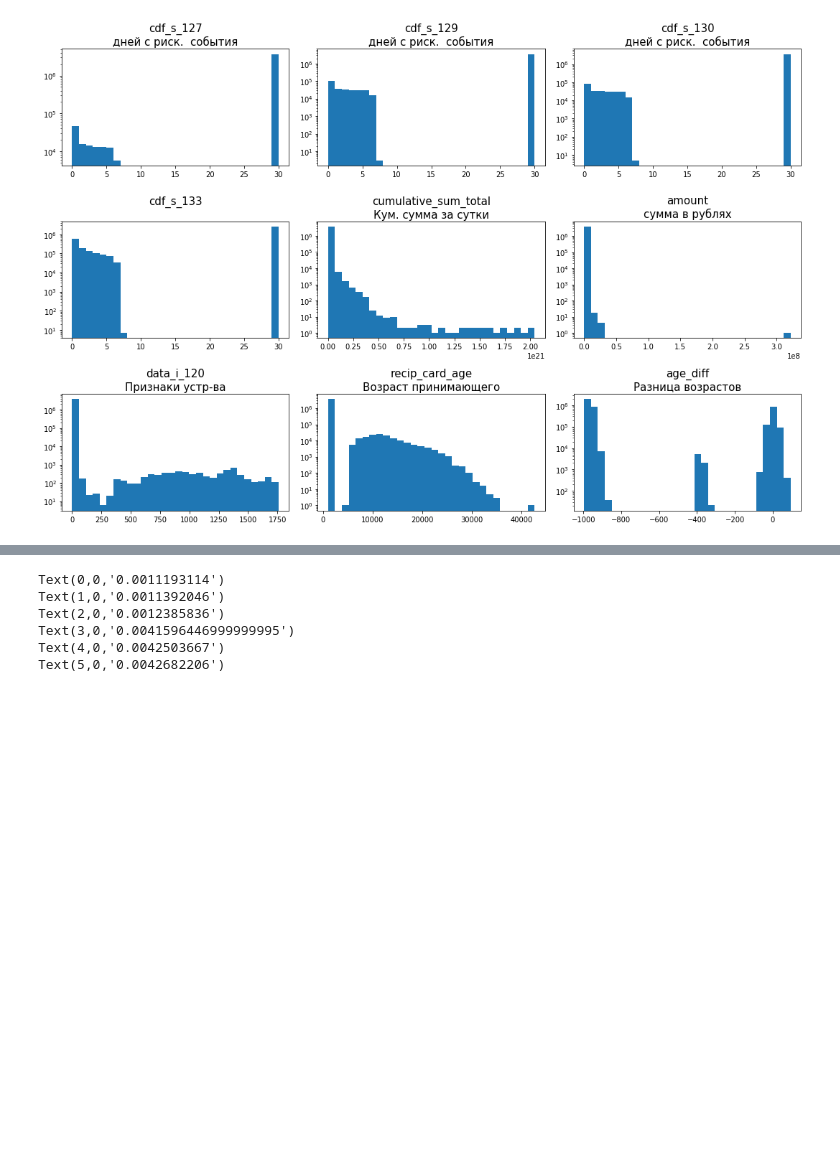
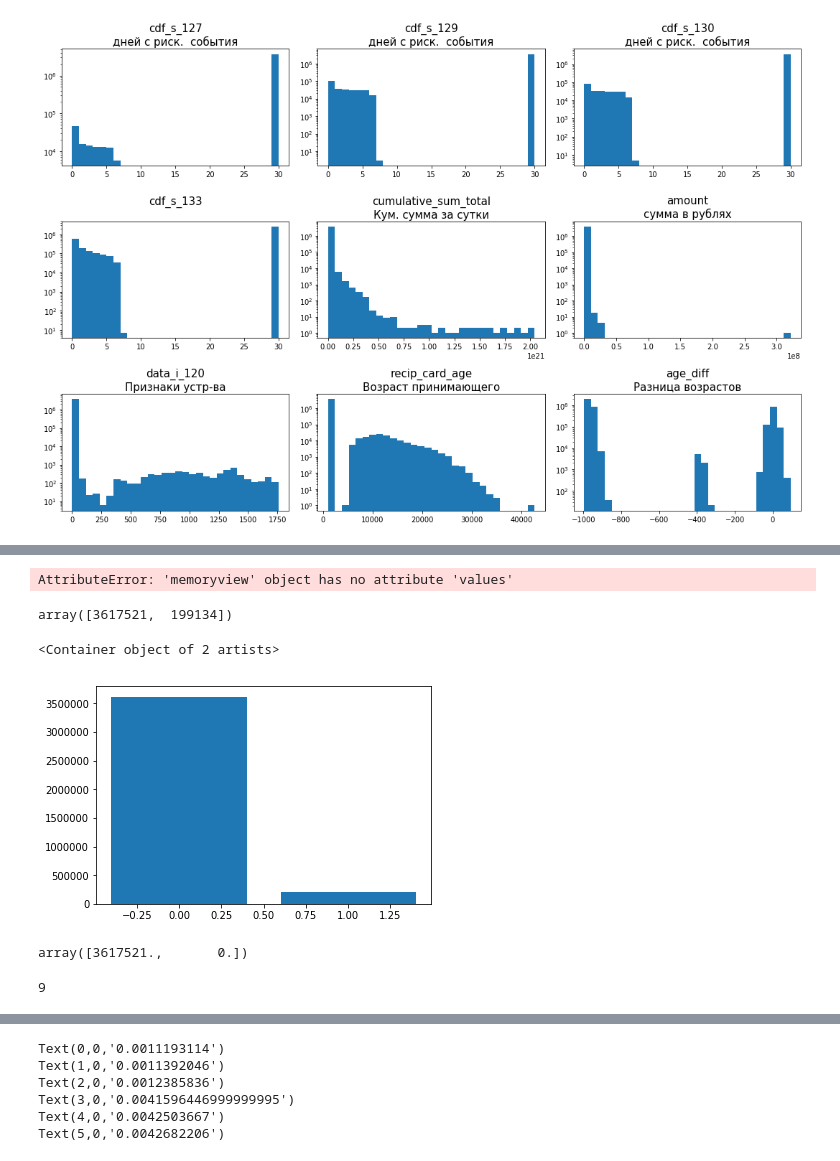
Before and after one commit to orlov-alexander/hse_nis, a Jupyter notebook: notebooks/exploration/andrey_data_visualization.ipynb, the cells around one changed output, grey strips where cells are left out. Cells and saved outputs as stored; diff of their text form; code cells hidden in the pictures; blank space fills up the shorter version.

```diff
--- a/notebooks/exploration/andrey_data_visualization.ipynb
+++ b/notebooks/exploration/andrey_data_visualization.ipynb
@@ -424,2 +443,26 @@ len(cat_feats)
+# %%
+data_train['relative'].value_counts().index.values, data_train['relative'].value_counts().
+# %% [output]
+AttributeError: 'memoryview' object has no attribute 'values'
+# %%
+cnt = data_train['relative'].value_counts()
+cnt.values
+# %% [output]
+array([3617521,  199134])
+# %%
+vals, bins = np.histogram(data_train['relative'])
+to_plot = np.array([(v,b) for v, b in zip(vals, bins[:-1]) if v != 0])
+plt.bar(cnt.index.values, cnt.values)
+# %% [output]
+<Container object of 2 artists>
+[figure, added]
+# %%
+to_plot[0, :]
+# %% [output]
+array([3617521.,       0.])
+# %%
+len(cat_feats)
+# %% [output]
+9
 # %%
 
```
Also changed, not shown: parts of 7 cells of this notebook, 15 other files.
